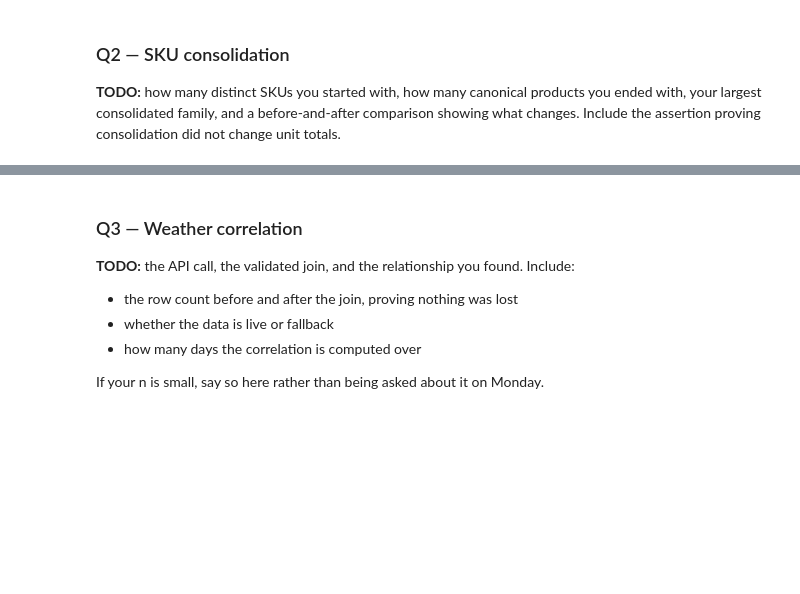
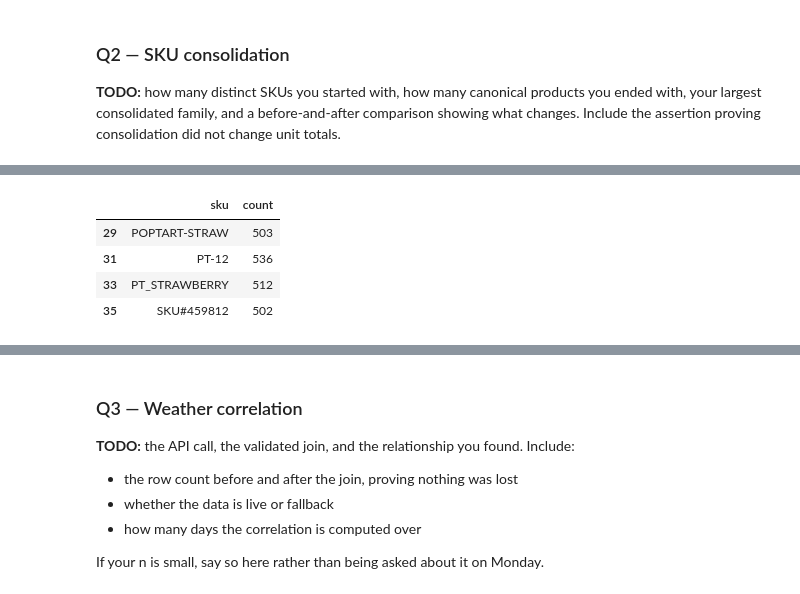
Before and after one commit to Arti-Dev/walmart-hurricane-project, a Jupyter notebook: notebooks/2026-10-30 — Midterm Progress — Lab.ipynb, the cells around one changed output, grey strips where cells are left out. Saved outputs shown, nothing was run; the diff lists cells and outputs as text; code cells hidden in the pictures; blank space fills up the shorter version.

```diff
--- a/notebooks/2026-10-30 — Midterm Progress — Lab.ipynb
+++ b/notebooks/2026-10-30 — Midterm Progress — Lab.ipynb
@@ -312,0 +313,15 @@ consolidated_transactions
+# %%
+#poptart transaction count for each sku
+groupbySku = consolidated_transactions.groupby('sku').agg(
+    count = ('sku', 'count')
+).reset_index()
+poptarts = ["SKU#459812", "POPTART-STRAW", "PT-12", "PT_STRAWBERRY"]
+
+groupbySkuFiltered = groupbySku[groupbySku['sku'].isin(poptarts)]
+groupbySkuFiltered
+# %% [output]
+|  | sku | count |
+| 29 | POPTART-STRAW | 503 |
+| 31 | PT-12 | 536 |
+| 33 | PT_STRAWBERRY | 512 |
+| 35 | SKU#459812 | 502 |
```
Also changed, not shown: parts of 8 cells of this notebook.
